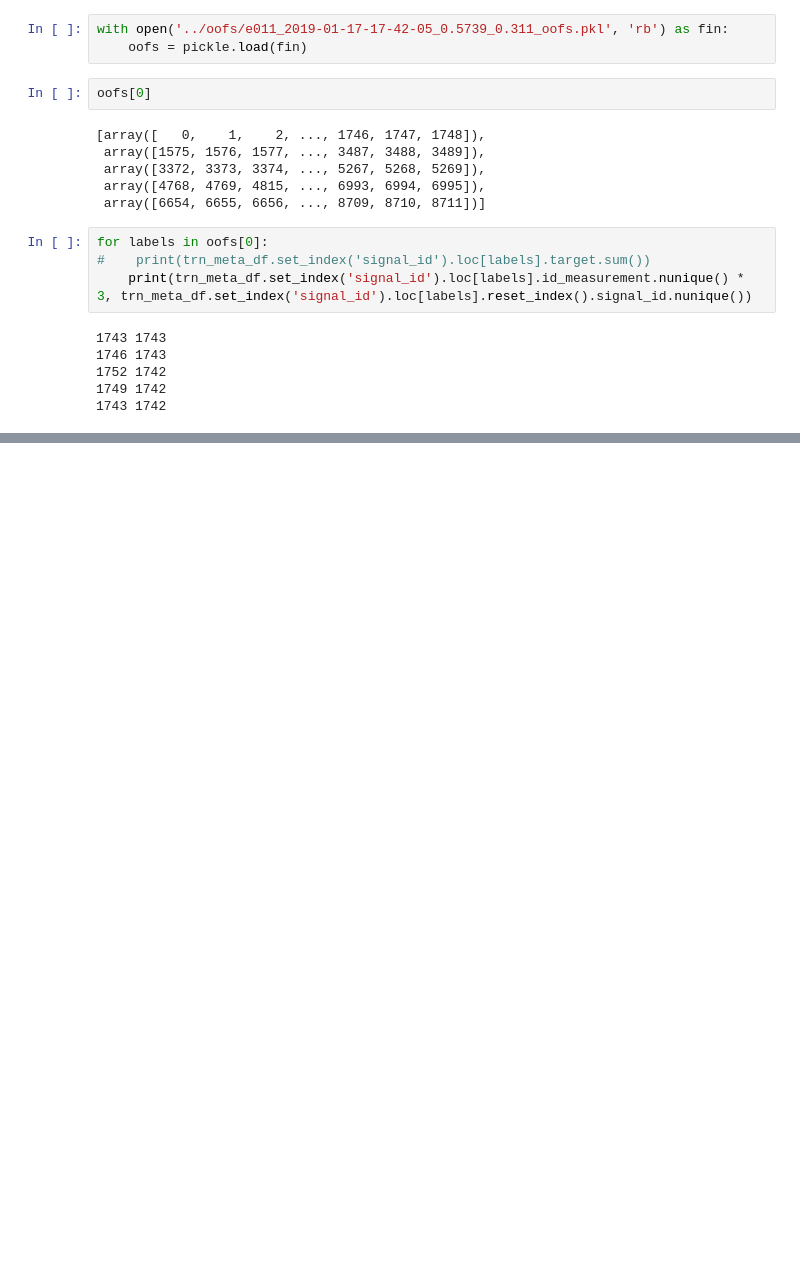
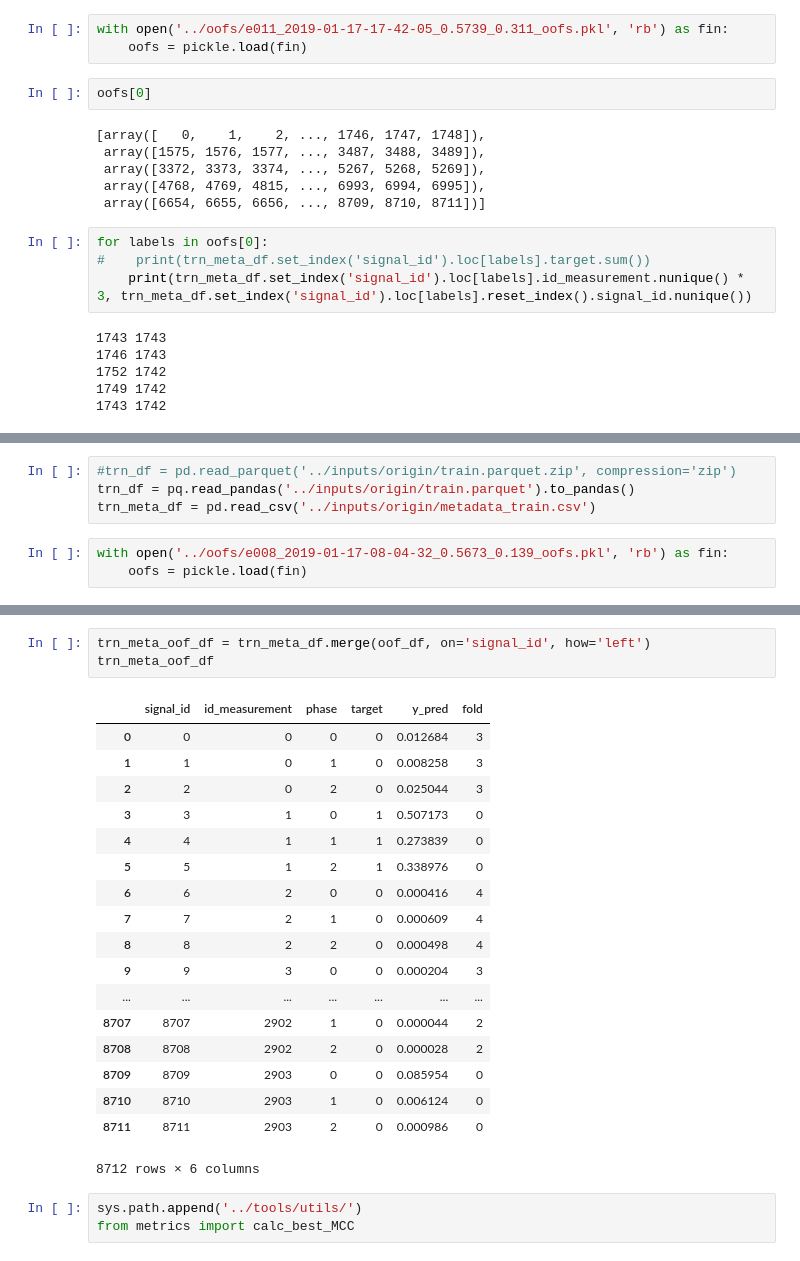
Before and after one commit to guchio3/kaggle-vsb, a Jupyter notebook: notebooks/e011_EDA.ipynb, the cells around one changed output, grey strips where cells are left out. Cells and saved outputs as stored; diff of their text form; blank space fills up the shorter version.

```diff
--- a/notebooks/e011_EDA.ipynb
+++ b/notebooks/e011_EDA.ipynb
@@ -55,0 +59,7 @@ for labels in oofs[0]:
+# %%
+#trn_df = pd.read_parquet('../inputs/origin/train.parquet.zip', compression='zip')
+trn_df = pq.read_pandas('../inputs/origin/train.parquet').to_pandas()
+trn_meta_df = pd.read_csv('../inputs/origin/metadata_train.csv')
+# %%
+with open('../oofs/e008_2019-01-17-08-04-32_0.5673_0.139_oofs.pkl', 'rb') as fin:
+    oofs = pickle.load(fin)
@@ -55,0 +97,25 @@ for labels in oofs[0]:
+# %%
+trn_meta_oof_df = trn_meta_df.merge(oof_df, on='signal_id', how='left')
+trn_meta_oof_df
+# %% [output]
+|  | signal_id | id_measurement | phase | target | y_pred | fold |
+| 0 | 0 | 0 | 0 | 0 | 0.012684 | 3 |
+| 1 | 1 | 0 | 1 | 0 | 0.008258 | 3 |
+| 2 | 2 | 0 | 2 | 0 | 0.025044 | 3 |
+| 3 | 3 | 1 | 0 | 1 | 0.507173 | 0 |
+| 4 | 4 | 1 | 1 | 1 | 0.273839 | 0 |
+| 5 | 5 | 1 | 2 | 1 | 0.338976 | 0 |
+| 6 | 6 | 2 | 0 | 0 | 0.000416 | 4 |
+| 7 | 7 | 2 | 1 | 0 | 0.000609 | 4 |
+| 8 | 8 | 2 | 2 | 0 | 0.000498 | 4 |
+| 9 | 9 | 3 | 0 | 0 | 0.000204 | 3 |
+| ... | ... | ... | ... | ... | ... | ... |
+| 8707 | 8707 | 2902 | 1 | 0 | 0.000044 | 2 |
+| 8708 | 8708 | 2902 | 2 | 0 | 0.000028 | 2 |
+| 8709 | 8709 | 2903 | 0 | 0 | 0.085954 | 0 |
+| 8710 | 8710 | 2903 | 1 | 0 | 0.006124 | 0 |
+| 8711 | 8711 | 2903 | 2 | 0 | 0.000986 | 0 |
+8712 rows × 6 columns
+# %%
+sys.path.append('../tools/utils/')
+from metrics import calc_best_MCC
```
Also changed, not shown: parts of 18 cells of this notebook, 4 other files.
